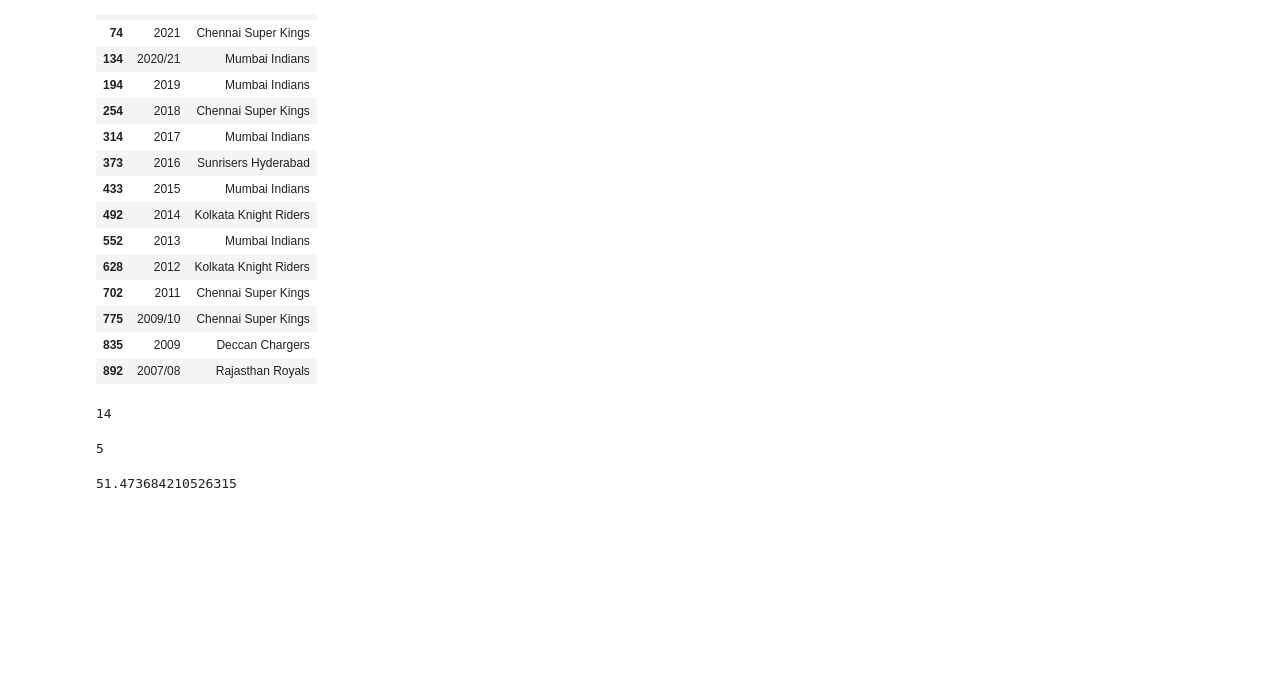
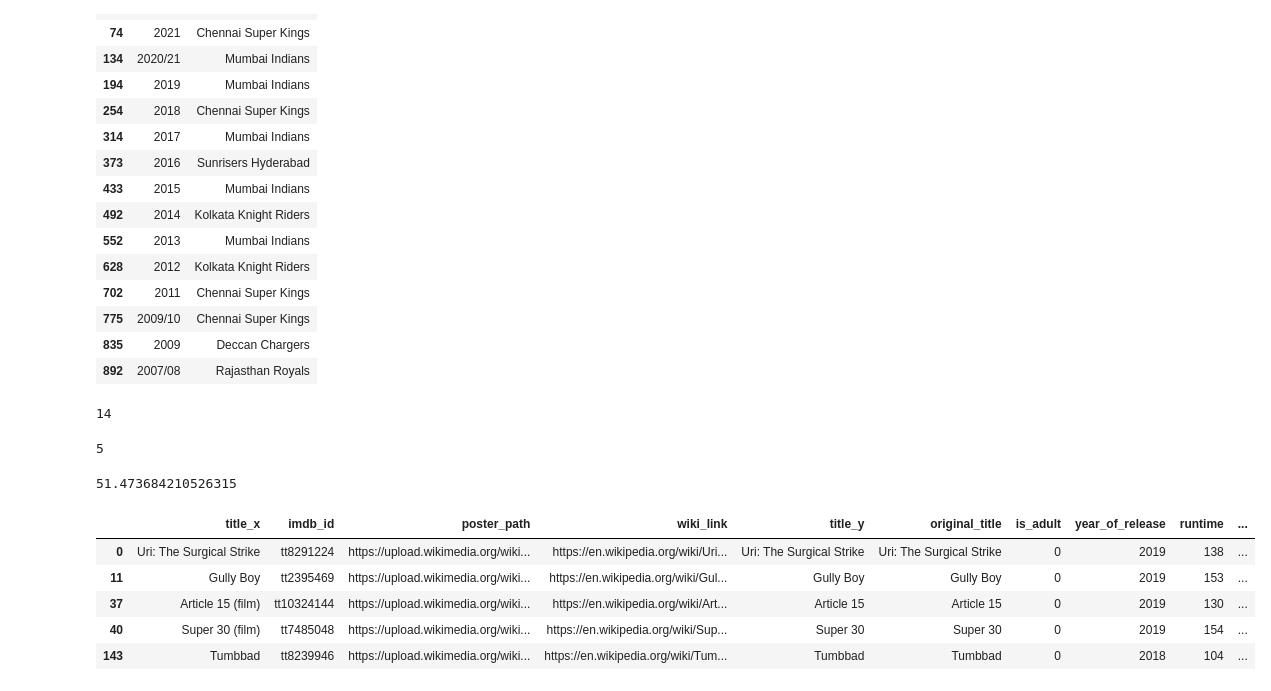
Before and after one commit to Deepanshu-8126/Pandas, a Jupyter notebook: pandas_dataframe.ipynb, the cells around one changed output. Drawn from its saved outputs; the diff is of its cells as text; code cells hidden in the pictures; blank space fills up the shorter version.

```diff
--- a/pandas_dataframe.ipynb
+++ b/pandas_dataframe.ipynb
@@ -680,3 +680,18 @@ ipl[ipl['TossWinner']==ipl['WinningTeam']].shape[0] # 489 matches
 (ipl[ipl['TossWinner']==ipl['WinningTeam']].shape[0]/ipl.shape[0])*100
 # %% [output]
 51.473684210526315
+# %%
+# ques - movies rating imdb 8 and votes > 10000
+# in data imbdd rating and imdb votes
+
+movies
+movies[(movies['imdb_rating']>8) &( movies['imdb_votes']>10000)].head(5)
+
+ # round breackets for not ambuguity
+# %% [output]
+|  | title_x | imdb_id | poster_path | wiki_link | title_y | original_title | is_adult | year_of_release | runtime | ... |
+| 0 | Uri: The Surgical Strike | tt8291224 | https://upload.wikimedia.org/wiki... | https://en.wikipedia.org/wiki/Uri... | Uri: The Surgical Strike | Uri: The Surgical Strike | 0 | 2019 | 138 | ... |
+| 11 | Gully Boy | tt2395469 | https://upload.wikimedia.org/wiki... | https://en.wikipedia.org/wiki/Gul... | Gully Boy | Gully Boy | 0 | 2019 | 153 | ... |
+| 37 | Article 15 (film) | tt10324144 | https://upload.wikimedia.org/wiki... | https://en.wikipedia.org/wiki/Art... | Article 15 | Article 15 | 0 | 2019 | 130 | ... |
+| 40 | Super 30 (film) | tt7485048 | https://upload.wikimedia.org/wiki... | https://en.wikipedia.org/wiki/Sup... | Super 30 | Super 30 | 0 | 2019 | 154 | ... |
+| 143 | Tumbbad | tt8239946 | https://upload.wikimedia.org/wiki... | https://en.wikipedia.org/wiki/Tum... | Tumbbad | Tumbbad | 0 | 2018 | 104 | ... |
```
Also changed, not shown: parts of 1 cell of this notebook.
